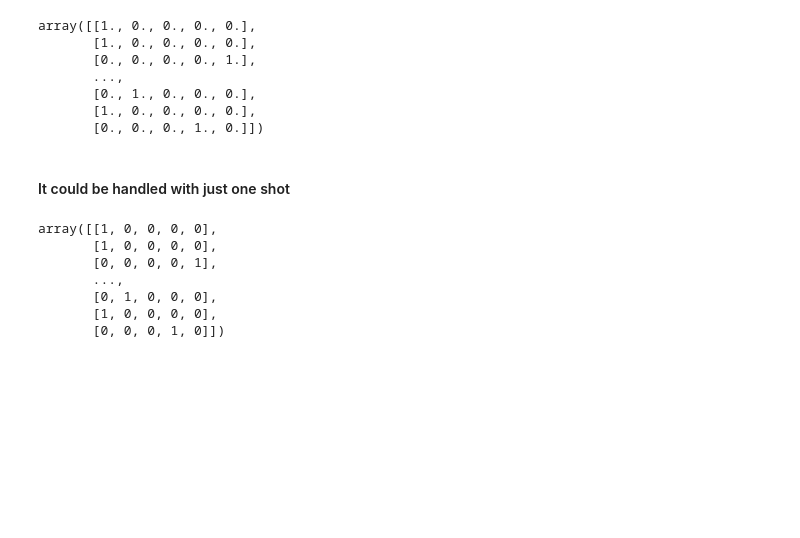
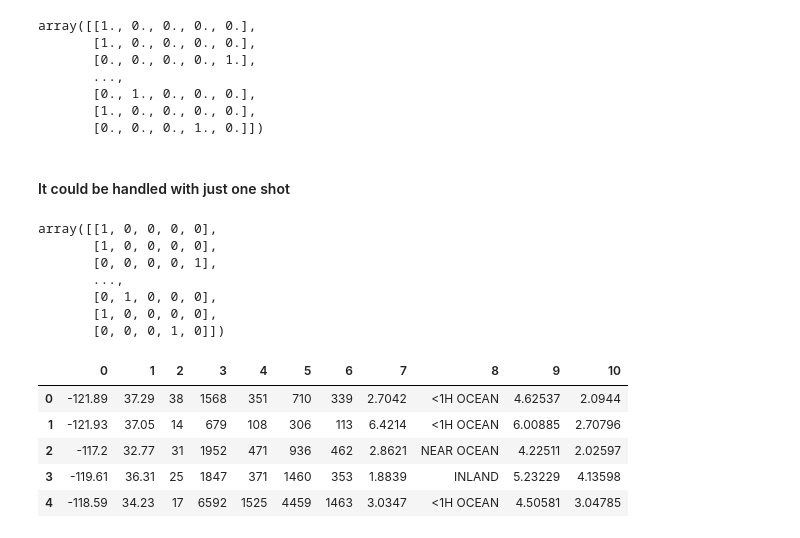
Before and after one commit to gsoosk/HandsonML, a Jupyter notebook: Housing.ipynb, the cells around one changed output. Cells and saved outputs as stored; diff of their text form; code cells hidden in the pictures; blank space fills up the shorter version.

```diff
--- a/Housing.ipynb
+++ b/Housing.ipynb
@@ -436,16 +437,24 @@ class CombineAttributeAdder(BaseEstimator, TransformerMixin):
     def __init__(self, add_bedrooms_per_room=True):
         self.add_bedrooms_per_room = add_bedrooms_per_room
     def fit(self, X, y=None):
-        return X
+        return self
     def transform(self, X, y=None):
-        housing = X;
-        rooms_per_households = housing[:, 3] / housing[:, 6]
-        population_per_households = housing[:, 5] / housing[:, 6]
+        rooms_per_households = X[:, 3] / X[:, 6]
+        population_per_households = X[:, 5] / X[:, 6]
+
         if self.add_bedrooms_per_room :
-            bedrooms_per_room = housing[:, 4] / housing[:, 6]
-            return np.c_[X, rooms_per_households, population_per_households, bedrooms_per_room]
-        else:
-            return np.c_[X, rooms_per_households, population_per_households]
+            bedrooms_per_room = X[:, 4] / X[:, 6]
+            return pd.DataFrame(np.c_[X, rooms_per_households, population_per_households, bedrooms_per_room])
+        return pd.DataFrame(np.c_[X, rooms_per_households, population_per_households])
 # %%
 attr_addr = CombineAttributeAdder(add_bedrooms_per_room=False)
 housing_extra_attr = attr_addr.transform(housing.values)
+housing_extra_attr = pd.DataFrame(housing_extra_attr)
+housing_extra_attr.head()
+# %% [output]
+|  | 0 | 1 | 2 | 3 | 4 | 5 | 6 | 7 | 8 | 9 | 10 |
+| 0 | -121.89 | 37.29 | 38 | 1568 | 351 | 710 | 339 | 2.7042 | <1H OCEAN | 4.62537 | 2.0944 |
+| 1 | -121.93 | 37.05 | 14 | 679 | 108 | 306 | 113 | 6.4214 | <1H OCEAN | 6.00885 | 2.70796 |
+| 2 | -117.2 | 32.77 | 31 | 1952 | 471 | 936 | 462 | 2.8621 | NEAR OCEAN | 4.22511 | 2.02597 |
+| 3 | -119.61 | 36.31 | 25 | 1847 | 371 | 1460 | 353 | 1.8839 | INLAND | 5.23229 | 4.13598 |
+| 4 | -118.59 | 34.23 | 17 | 6592 | 1525 | 4459 | 1463 | 3.0347 | <1H OCEAN | 4.50581 | 3.04785 |
```
Also changed, not shown: parts of 47 cells of this notebook.
